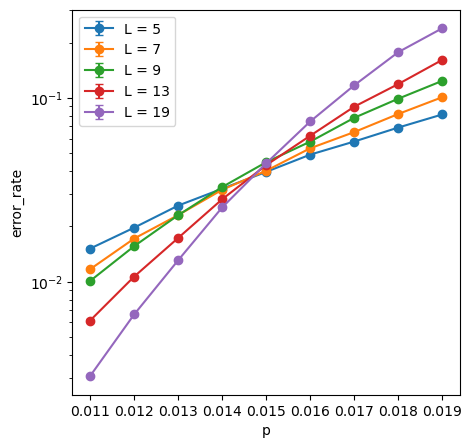
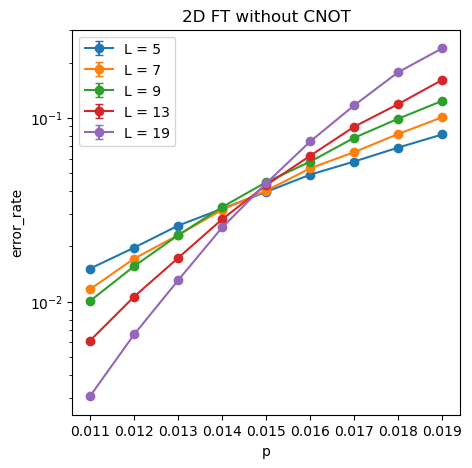
Code edit (unified diff) that turned the first committed figure into the second:
--- before
+++ after
@@ -9,4 +9,5 @@
 plt.xlabel("p")
 plt.ylabel("error_rate")
+plt.title("2D FT without CNOT")
 plt.legend()
 plt.show()

Commit: Updated path and plot title